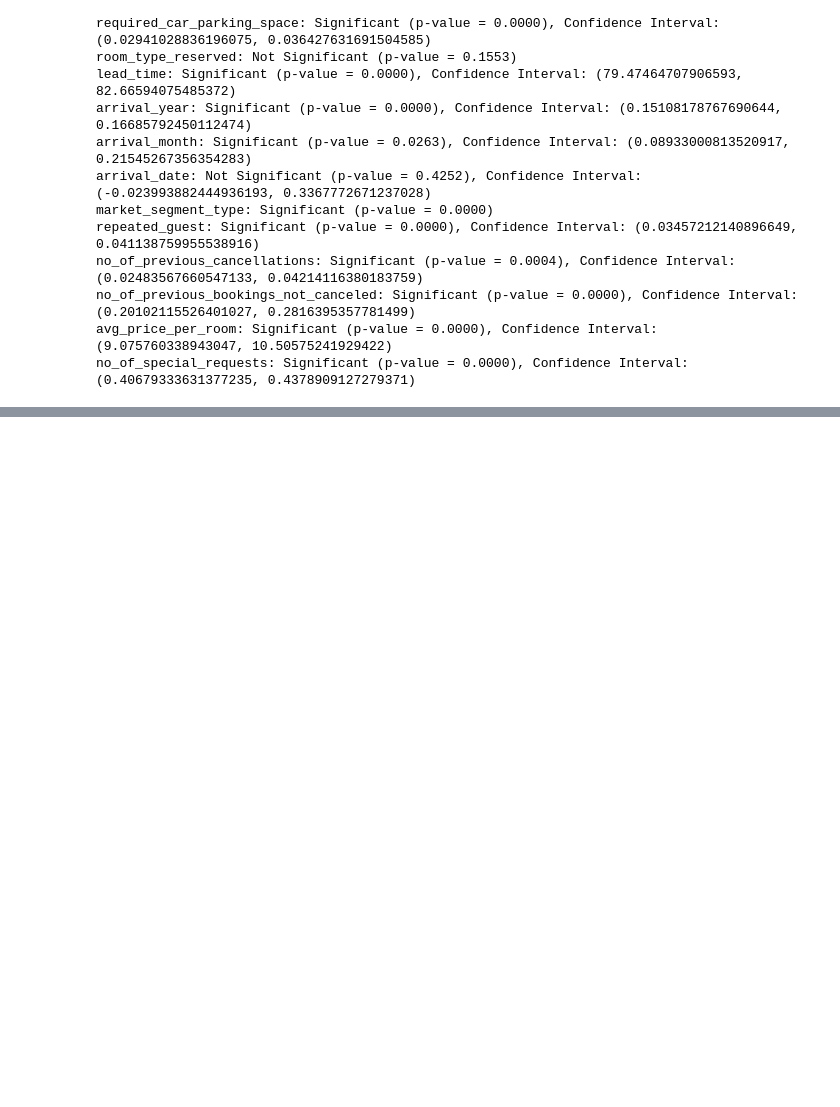
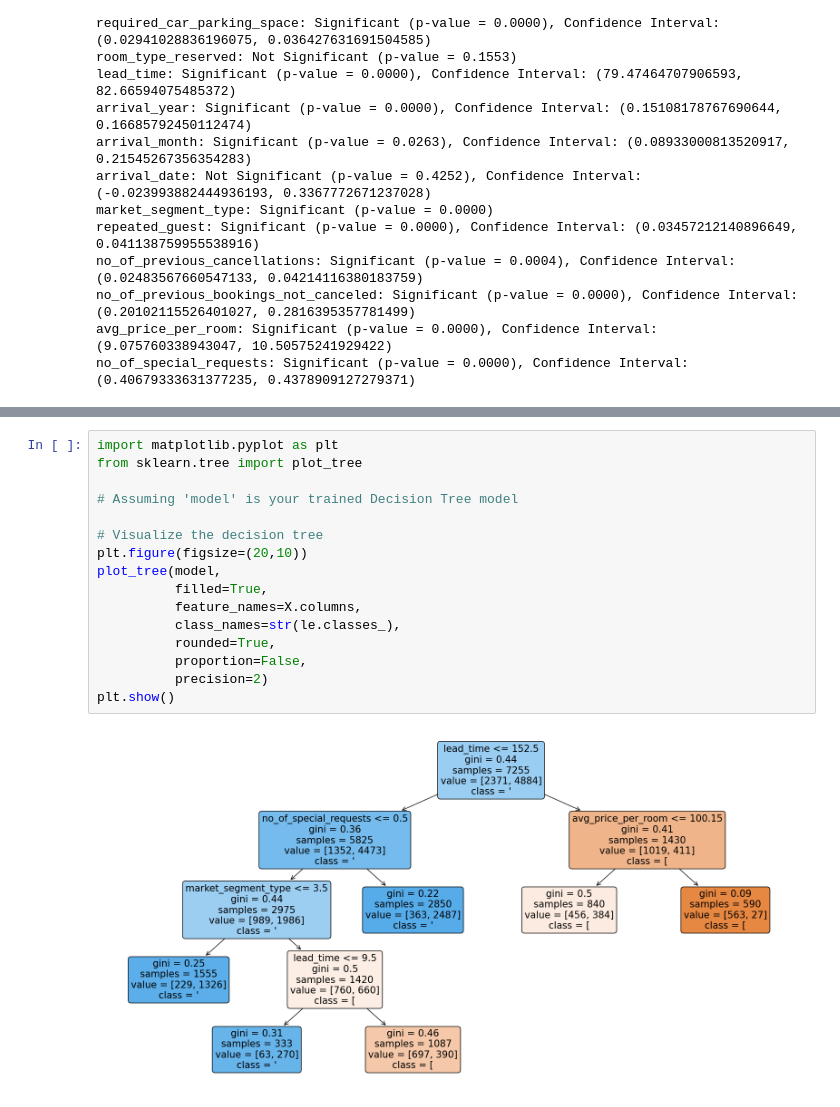
Before and after one commit to ch2kings/AirKING, a Jupyter notebook: DataAnalytics Hotel Booking.ipynb, the cells around one changed output, grey strips where cells are left out. Drawn from its saved outputs; the diff is of its cells as text; blank space fills up the shorter version.

```diff
--- a/DataAnalytics Hotel Booking.ipynb
+++ b/DataAnalytics Hotel Booking.ipynb
@@ -597,0 +648,18 @@ no_of_special_requests: Significant (p-value = 0.0000), Confidence Interval: (0.
+# %%
+import matplotlib.pyplot as plt
+from sklearn.tree import plot_tree
+
+# Assuming 'model' is your trained Decision Tree model
+
+# Visualize the decision tree
+plt.figure(figsize=(20,10))
+plot_tree(model,
+          filled=True,
+          feature_names=X.columns,
+          class_names=str(le.classes_),
+          rounded=True,
+          proportion=False,
+          precision=2)
+plt.show()
+# %% [output]
+[figure, added]
```
Also changed, not shown: parts of 7 cells of this notebook.
